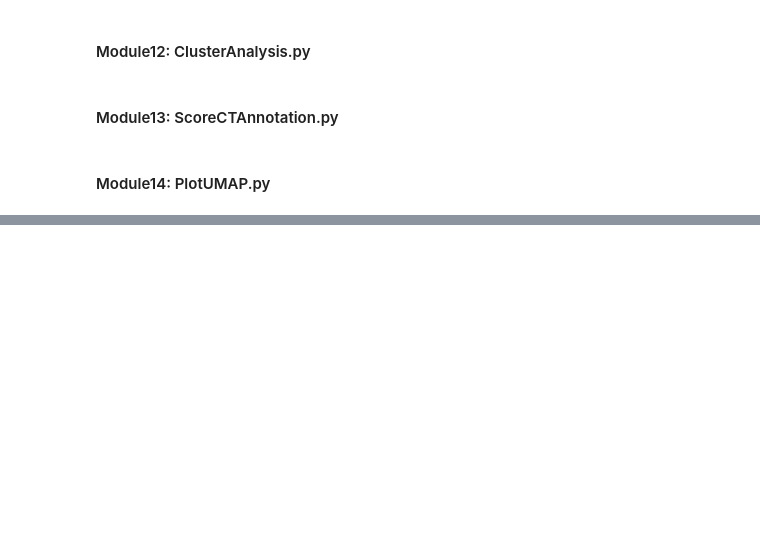
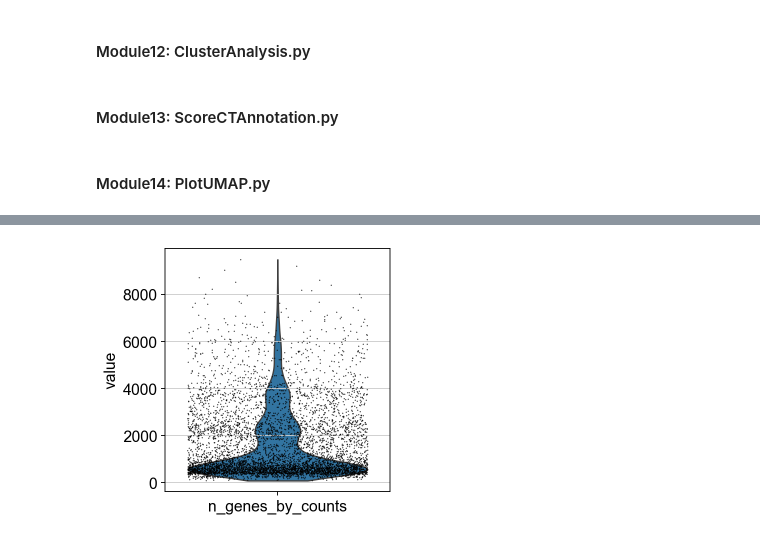
Before and after one commit to komendien/scRNAseq_Mmus_DP, a Jupyter notebook: KK_downstream_scRNAseq.ipynb, the cells around one changed output, grey strips where cells are left out. Drawn from its saved outputs; the diff is of its cells as text; code cells hidden in the pictures; blank space fills up the shorter version.

```diff
--- a/KK_downstream_scRNAseq.ipynb
+++ b/KK_downstream_scRNAseq.ipynb
@@ -86,6 +92,9 @@ df_result.to_csv(df_output, sep='\t', header=False, index=False)
 import os
 
 def Structure():
+    """
+    Generate folder structure: plots and AnnData results
+    """
     # Define folder names
     folders = ['plots', 'AnnData']
 
@@ -251,7 +143,13 @@ import matplotlib.pyplot as plt  # Ensure this is imported
 def SaveData(adata=None, genes_plot=None, cells_plot=None, mt_analysis=False,
              genes_counts=None, total_counts=None, pct_counts_mt=None,
              pct_mt_scatter=None, genes_counts_scatter=None, postNormplot = None, PCAplot=None, scoreCT_out=None, umap=None):
+    """
+    Function executes data saving from user defined preferences.
+    By default, all parameters are empty and saving is not executed.
 
+    By default, saving plot format is set to png and dpi is set to 300.
+    It is possible to change parameters in parameters.py function.
+    """
     # Create folders if they do not exist
     if not os.path.exists('AnnData'):
         os.makedirs('AnnData')
@@ -661,0 +561,79 @@ def PlotUMAP(color, save_data= False):
+# %%
+import os
+import scanpy as sc
+
+'''This script uses a loop to find all subdirectories
+of working directory that contain scRNAseq datasets.
+'''
+#NOTE: file paths are hardcoded
+
+#STEP 1: define paths
+
+base_path = './test'
+marker_file = 'GL-DPPD-7111_Mmus_BoneMarrow_CellType_GeneMarkers_filtered.gmt'
+
+#STEP 2: generate output folder structure:
+Structure()
+
+#STEP 3: Retrieve all input file paths and store them in a list:
+#NOTE: It may crash when file structure will be different.
+#NOTE: expected AnnData path is base_path/sample_name/filtered/
+out = []
+for root, dirs, files in os.walk(base_path):
+    # it was a problem with catching invisible folders, fixed it:
+    dirs[:] = [d for d in dirs if not d.startswith('.')]
+    # Check if the current directory matches the filtered path
+    if 'filtered' in root.split(os.sep):
+         out.append(root)
+out
+
+#STEP 4: Run Downstream analysis in a loop, until it process all data from "out" list:
+for input_path in out:
+    print(f"Processing directory: {input_path}")
+
+    #STEP 4.1: Load AnnData as 10x_mtx:
+    adata = sc.read_10x_mtx(input_path, var_names='gene_symbols', cache=True)
+
+    #STEP 4.2: Define current sample name:
+    #NOTE: sample name is retrieved from parent folder - it may crash when structure will be different
+    sample_name = os.path.basename(os.path.dirname(input_path))
+
+    #STEP 4.3: Define the results file based on sample name:
+    results_file = f"{sample_name}_results_scoreCT.h5ad"
+
+    # Module 4
+    BasicFiltering(save_data=True)
+
+    # Module 5
+    plotCellsAndGenes(save_data=True)
+
+    # Module 6
+    mtAnalysis()
+
+    # Module 7
+    plotViolinScatter(save_data=True)
+
+    # Module 8
+    FilterCells()
+
+    # Module 9
+    Normalization(adata)
+    RegressOut(adata)
+
+    # Module 10
+    plotPostNormalization(save_data=True)
+
+    # Module 11
+    plotPCA(save_data=True)
+
+    # Module 12
+    ClusterAnalysis()
+
+    # Module 13
+    ScoreCTAnnotation(save_data=True)
+
+    # Module 14
+    PlotUMAP("scoreCT", save_data=True)
+
+    print(f"Finished processing {sample_name}. Results saved to {results_file}\n")
+# %% [output]
@@ -661,0 +668 @@ def PlotUMAP(color, save_data= False):
+[figure, new version]
```
Also changed, not shown: parts of 16 cells of this notebook, 1 other file.
